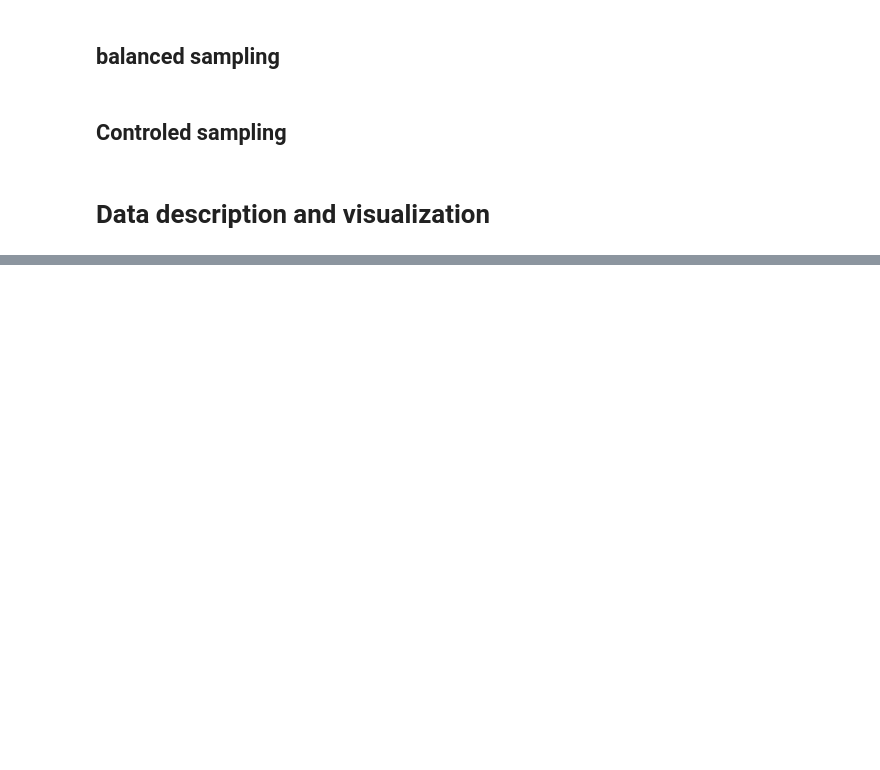
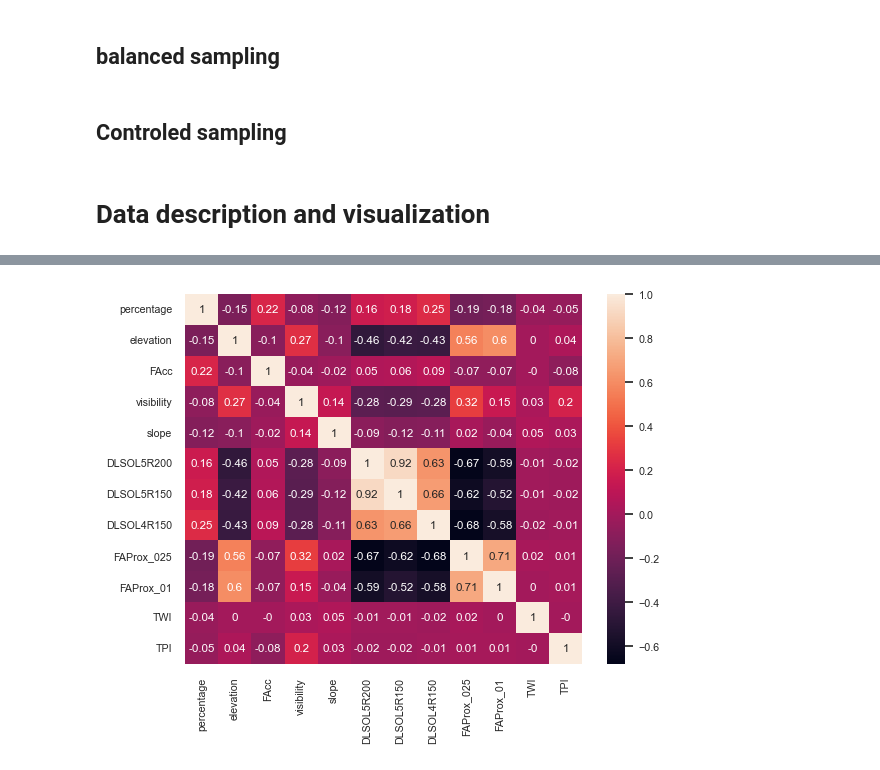
Before and after one commit to Abdielfer/FloodProbabRNCanAbd, a Jupyter notebook: main.ipynb, the cells around one changed output, grey strips where cells are left out. Saved outputs shown, nothing was run; the diff lists cells and outputs as text; code cells hidden in the pictures; blank space fills up the shorter version.

```diff
--- a/main.ipynb
+++ b/main.ipynb
@@ -237,0 +197,3 @@ DS.head()
+# %%
+DS.drop(['x_coord','y_coord'], axis = 1, inplace=True)
+DS.head()
@@ -335,9 +302,13 @@ sns.pairplot(DS, hue = 'percentage', diag_kind = 'kde',
 # sns.pairplot(DS, hue="percentage")
 # %%
 ####. Covariance Matrix
+sns.set(font_scale=0.7)
 matrix = DS.corr().round(2)
 sns.heatmap(matrix, annot=True)
+plt.set_figsize=(25,20)
 plt.show()
+# %% [output]
+[figure, added]
 # %%
 from sklearn.multiclass import OneVsRestClassifier
 from sklearn.ensemble import RandomForestClassifier
```
Also changed, not shown: parts of 28 cells of this notebook, 16 other files.
